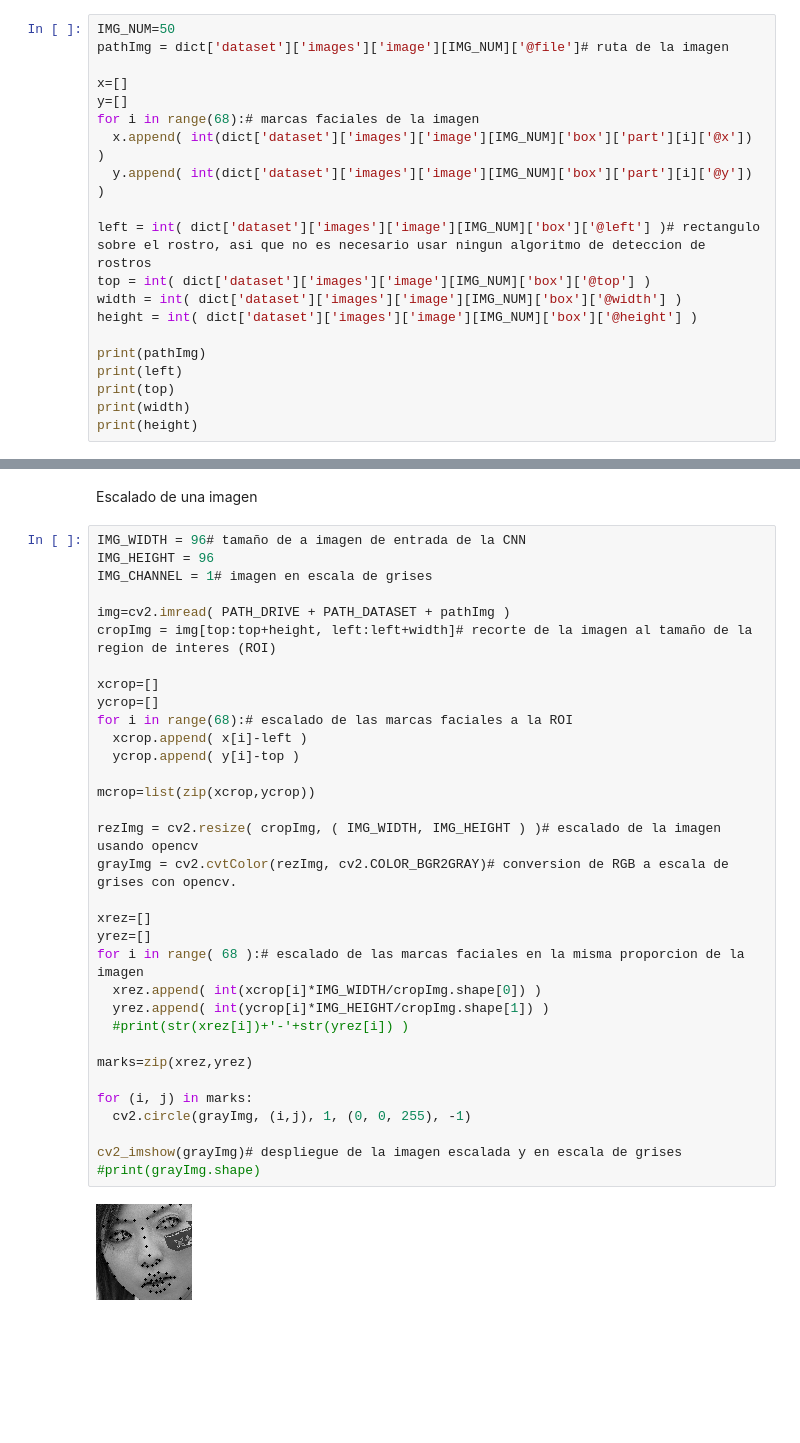
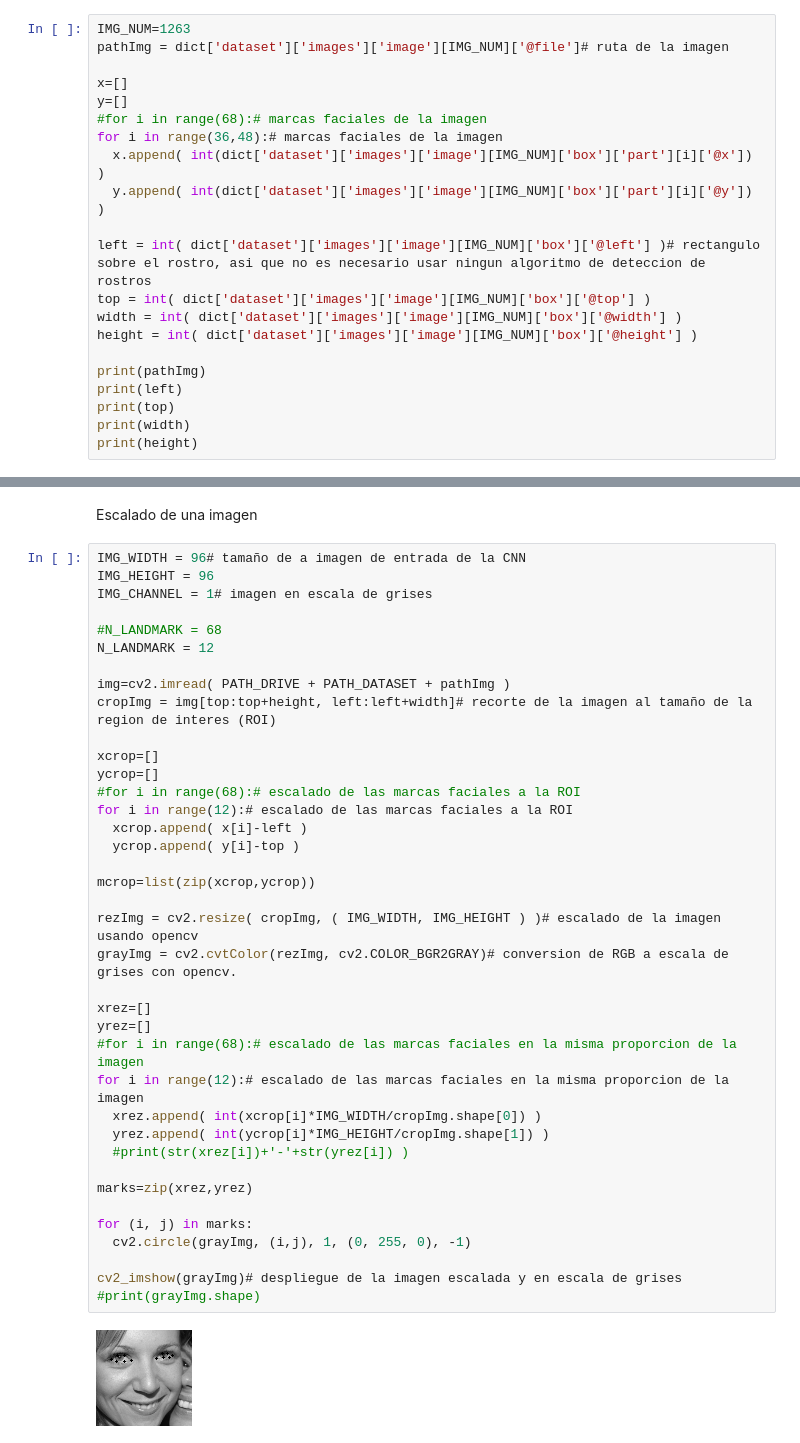
Before and after one commit to jacr2006/drowsiness-detection, a Jupyter notebook: data_processing.ipynb, the cells around one changed output, grey strips where cells are left out. Cells and saved outputs as stored; diff of their text form; blank space fills up the shorter version.

```diff
--- a/data_processing.ipynb
+++ b/data_processing.ipynb
@@ -36,12 +29,13 @@ pathXml = PATH_DRIVE + PATH_DATASET + 'labels_ibug_300W_train.xml'# archivo con
 with open(pathXml, 'r') as file:
   dict = xmltodict.parse(file.read())# lectura del archivo xml y conversion a diccionario
 # %%
-IMG_NUM=50
+IMG_NUM=1263
 pathImg = dict['dataset']['images']['image'][IMG_NUM]['@file']# ruta de la imagen
 
 x=[]
 y=[]
-for i in range(68):# marcas faciales de la imagen
+#for i in range(68):# marcas faciales de la imagen
+for i in range(36,48):# marcas faciales de la imagen
   x.append( int(dict['dataset']['images']['image'][IMG_NUM]['box']['part'][i]['@x']) )
   y.append( int(dict['dataset']['images']['image'][IMG_NUM]['box']['part'][i]['@y']) )
 
@@ -67,34 +61,39 @@ Escalado de una imagen
 IMG_WIDTH = 96# tamaño de a imagen de entrada de la CNN
 IMG_HEIGHT = 96
 IMG_CHANNEL = 1# imagen en escala de grises
+
+#N_LANDMARK = 68
+N_LANDMARK = 12
 
 img=cv2.imread( PATH_DRIVE + PATH_DATASET + pathImg )
 cropImg = img[top:top+height, left:left+width]# recorte de la imagen al tamaño de la region de interes (ROI)
 
 xcrop=[]
 ycrop=[]
-for i in range(68):# escalado de las marcas faciales a la ROI
+#for i in range(68):# escalado de las marcas faciales a la ROI
+for i in range(12):# escalado de las marcas faciales a la ROI
   xcrop.append( x[i]-left )
   ycrop.append( y[i]-top )
 
 mcrop=list(zip(xcrop,ycrop))
 
 rezImg = cv2.resize( cropImg, ( IMG_WIDTH, IMG_HEIGHT ) )# escalado de la imagen usando opencv
 grayImg = cv2.cvtColor(rezImg, cv2.COLOR_BGR2GRAY)# conversion de RGB a escala de grises con opencv.
 
 xrez=[]
 yrez=[]
-for i in range( 68 ):# escalado de las marcas faciales en la misma proporcion de la imagen
+#for i in range(68):# escalado de las marcas faciales en la misma proporcion de la imagen
+for i in range(12):# escalado de las marcas faciales en la misma proporcion de la imagen
   xrez.append( int(xcrop[i]*IMG_WIDTH/cropImg.shape[0]) )
   yrez.append( int(ycrop[i]*IMG_HEIGHT/cropImg.shape[1]) )
   #print(str(xrez[i])+'-'+str(yrez[i]) )
 
 marks=zip(xrez,yrez)
 
 for (i, j) in marks:
-  cv2.circle(grayImg, (i,j), 1, (0, 0, 255), -1)
+  cv2.circle(grayImg, (i,j), 1, (0, 255, 0), -1)
 
 cv2_imshow(grayImg)# despliegue de la imagen escalada y en escala de grises
 #print(grayImg.shape)
 # %% [output]
-[figure, old version]
+[figure, new version]
```
Also changed, not shown: parts of 16 cells of this notebook.
